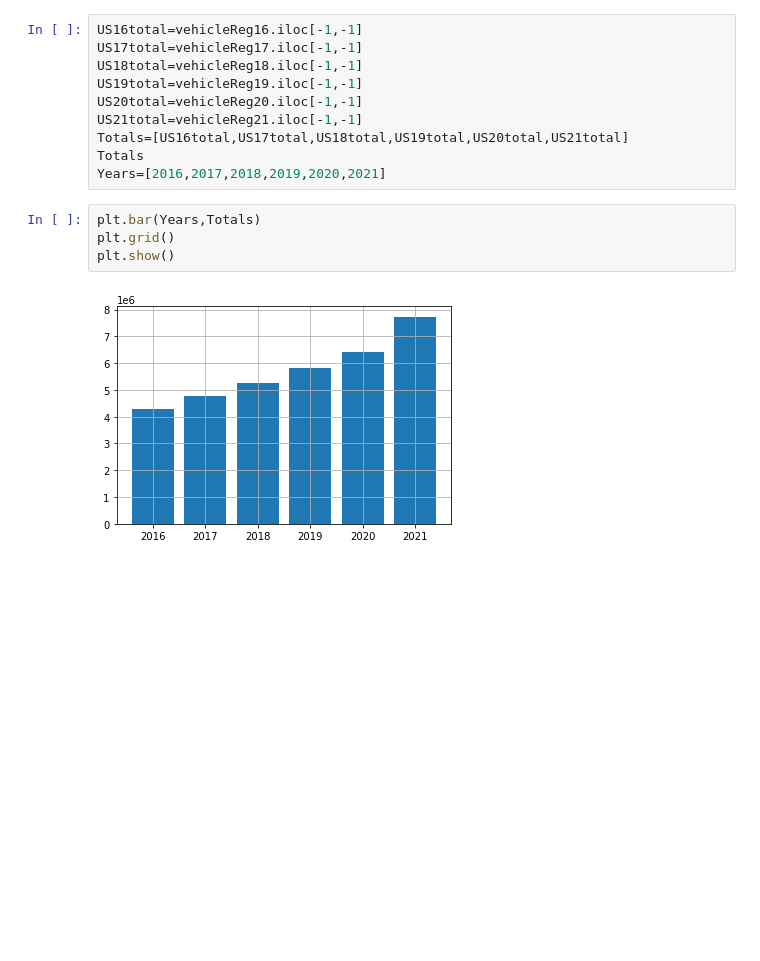
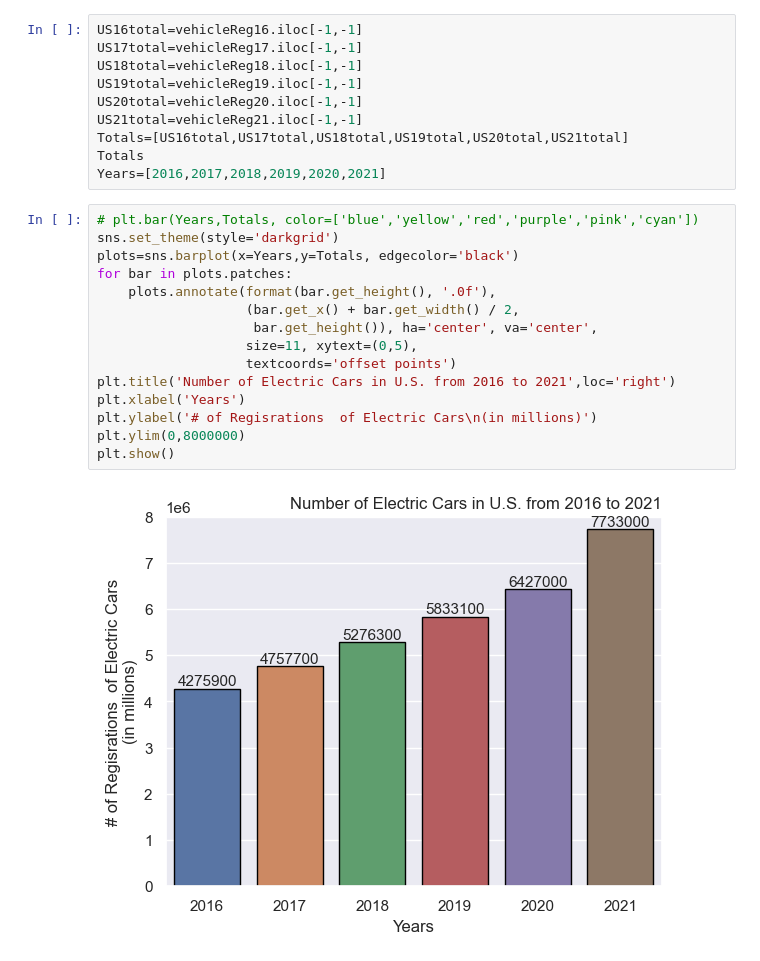
Before and after one commit to nhle95/Project1_group4, a Jupyter notebook: Electric_Car_Count.ipynb, the cells around one changed output. Saved outputs shown, nothing was run; the diff lists cells and outputs as text; blank space fills up the shorter version.

```diff
--- a/Electric_Car_Count.ipynb
+++ b/Electric_Car_Count.ipynb
@@ -146,9 +136,20 @@ US21total=vehicleReg21.iloc[-1,-1]
 Totals=[US16total,US17total,US18total,US19total,US20total,US21total]
 Totals
 Years=[2016,2017,2018,2019,2020,2021]
-# %%
-plt.bar(Years,Totals)
-plt.grid()
-plt.show()
-# %% [output]
-[figure, removed]
+# %%
+# plt.bar(Years,Totals, color=['blue','yellow','red','purple','pink','cyan'])
+sns.set_theme(style='darkgrid')
+plots=sns.barplot(x=Years,y=Totals, edgecolor='black')
+for bar in plots.patches:
+    plots.annotate(format(bar.get_height(), '.0f'),
+                   (bar.get_x() + bar.get_width() / 2,
+                    bar.get_height()), ha='center', va='center',
+                   size=11, xytext=(0,5),
+                   textcoords='offset points')
+plt.title('Number of Electric Cars in U.S. from 2016 to 2021',loc='right')
+plt.xlabel('Years')
+plt.ylabel('# of Regisrations  of Electric Cars\n(in millions)')
+plt.ylim(0,8000000)
+plt.show()
+# %% [output]
+[figure, added]
```
Also changed, not shown: parts of 4 cells of this notebook.
